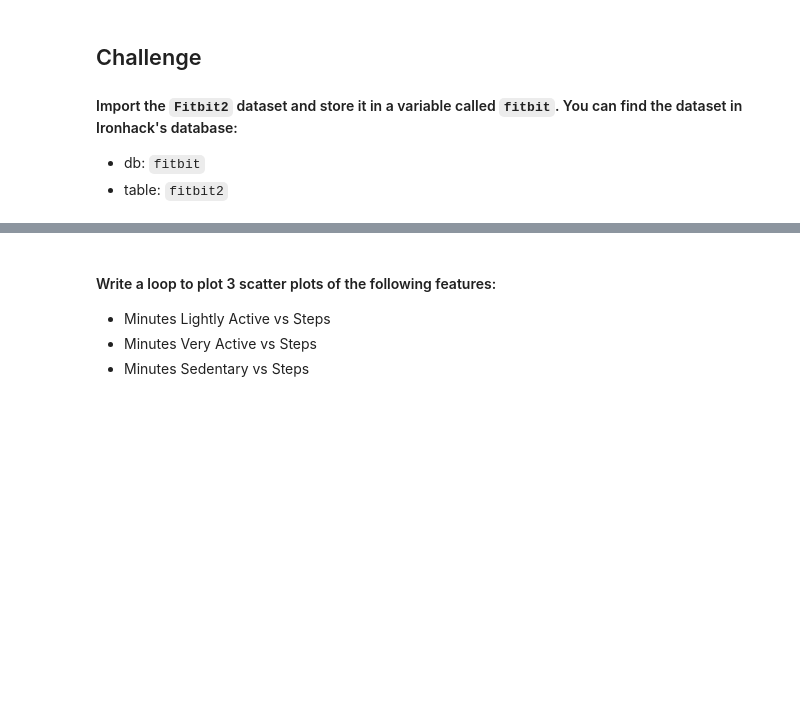
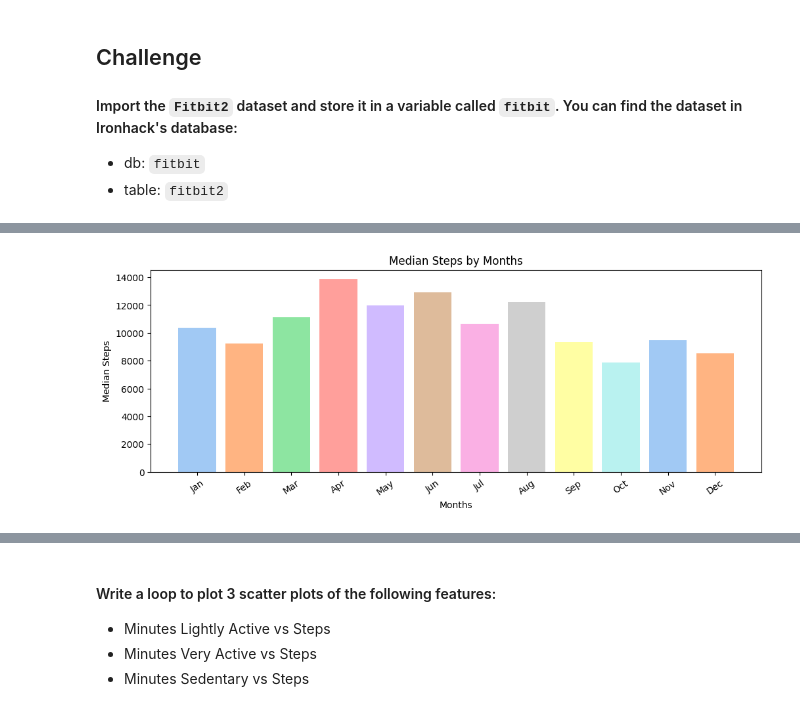
Before and after one commit to Ironhack-Data-Madrid-Octubre-2023/5.2-lab_matplotlib_seaborn, a Jupyter notebook: your-code/main.ipynb, the cells around one changed output, grey strips where cells are left out. Saved outputs shown, nothing was run; the diff lists cells and outputs as text; code cells hidden in the pictures; blank space fills up the shorter version.

```diff
--- a/your-code/main.ipynb
+++ b/your-code/main.ipynb
@@ -9,3 +5,11 @@ import numpy as np
+# %%
+import numpy as np
+import pandas as pd
+
+import pylab as plt
+plt.rcParams['figure.figsize']=(8, 6)  # tamaño por defecto, decenas de pixeles
+
+import seaborn as sns  # esta basada en matplotlib
 # %% [markdown]
 ## Challenge
 #### Import the `Fitbit2` dataset and store it in a variable called `fitbit`. You can find the dataset in Ironhack's database:
@@ -15,0 +18,3 @@ import numpy as np
+# %%
+fitbit = pd.read_csv('../data/Fitbit2.csv')
+fitbit.head()
@@ -33,0 +42,18 @@ How the average number of steps change by month. Use the appropriate visualizati
+# %%
+m_steps = fitbit.groupby('Months_encoded')['Steps'].median()
+
+fig, ax = plt.subplots(figsize=(12, 4))
+cus_pal = sns.color_palette("pastel", len(m_steps))
+ax.bar(m_steps.index, m_steps.values, color=cus_pal)
+
+ax.set_xticks(m_steps.index)
+ax.set_xticklabels(['Jan', 'Feb', 'Mar', 'Apr', 'May', 'Jun', 'Jul', 'Aug', 'Sep', 'Oct', 'Nov', 'Dec'])
+
+ax.set_xlabel('Months')
+ax.set_ylabel('Median Steps')
+ax.set_title('Median Steps by Months')
+
+
+plt.xticks(rotation=35);
+# %% [output]
+[figure, added]
```
Also changed, not shown: parts of 8 cells of this notebook.
